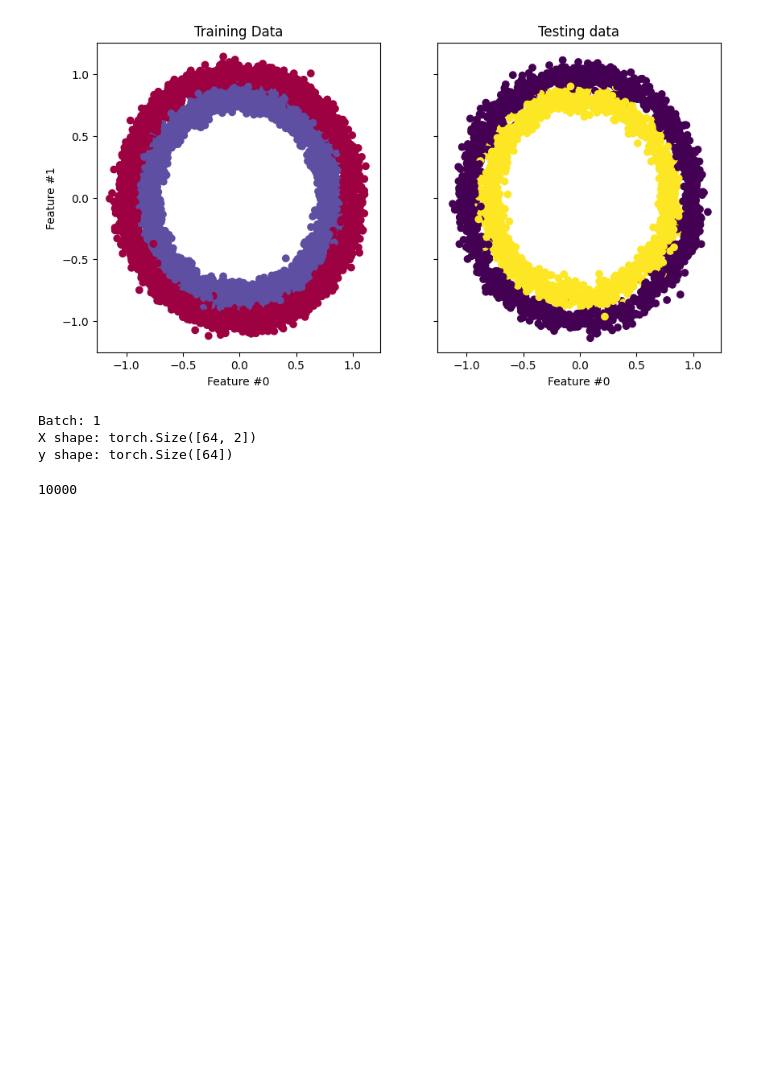
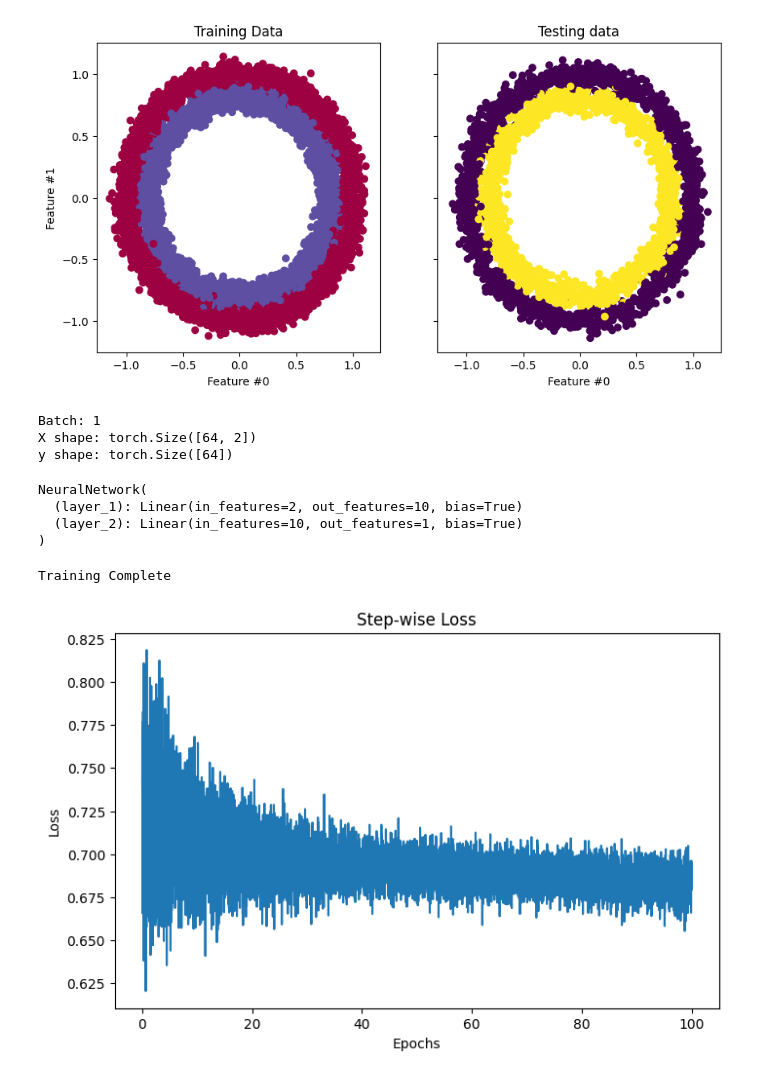
Before and after one commit to gassuncao27/LLM_prototypes, a Jupyter notebook: simpleNN_test.ipynb, the cells around one changed output. Drawn from its saved outputs; the diff is of its cells as text; code cells hidden in the pictures; blank space fills up the shorter version.

Commit message:
implementation nn pytorch

```diff
--- a/simpleNN_test.ipynb
+++ b/simpleNN_test.ipynb
@@ -116,8 +116,69 @@ for batch, (X, y) in enumerate(train_dataloader):
 Batch: 1
 X shape: torch.Size([64, 2])
 y shape: torch.Size([64])
-# %%
-a = Data(X, y)
-print(a.__len__())
-# %% [output]
-10000
+# %%
+# Implement simple neural net with 2 layers with ReLU activation function
+# nn model and forward function
+import torch
+from torch import nn
+from torch import optim
+
+input_dim = 2
+hidden_dim = 10
+output_dim = 1
+
+class NeuralNetwork(nn.Module):
+    def __init__(self, input_dim, hidden_dim, output_dim):
+        super(NeuralNetwork, self).__init__()
+        self.layer_1 = nn.Linear(input_dim, hidden_dim)
+        nn.init.kaiming_normal(self.layer_1.weight, nonlinearity="relu")
+        self.layer_2 = nn.Linear(hidden_dim, output_dim)
+
+    def forward(self, x):
+        x = torch.nn.functional.relu(self.layer_1(x))
+        x = torch.nn.functional.sigmoid(self.layer_2(x))
+        return x
+
+model = NeuralNetwork(input_dim, hidden_dim, output_dim)
+print(model)
+# %% [output]
+NeuralNetwork(
+  (layer_1): Linear(in_features=2, out_features=10, bias=True)
+  (layer_2): Linear(in_features=10, out_features=1, bias=True)
+)
+# %%
+# loss function and optimizer
+learning_rate = 1e-3 # 0.001
+loss_fn = nn.BCELoss()
+optimizer = torch.optim.SGD(model.parameters(), lr=learning_rate)
+# %%
+# train the model
+num_epochs = 100
+loss_values = []
+
+for epoch in range(num_epochs):
+    for X, y in train_dataloader:  # train in batches
+        # zero the parameter gradients
+        optimizer.zero_grad()
+
+        # forward + backward + optimizer
+        pred = model(X)
+        loss = loss_fn(pred, y.unsqueeze(-1))
+        loss_values.append(loss.item())
+        loss.backward()
+        optimizer.step()
+
+print("Training Complete")
+# %% [output]
+Training Complete
+# %%
+step = np.linspace(0, 100, 10500)
+
+fig, ax = plt.subplots(figsize=(8,5))
+plt.plot(step, np.array(loss_values))
+plt.title("Step-wise Loss")
+plt.xlabel("Epochs")
+plt.ylabel("Loss")
+plt.show()
+# %% [output]
+[figure, added]
```
Also changed, not shown: parts of 1 cell of this notebook, 1 other file.
